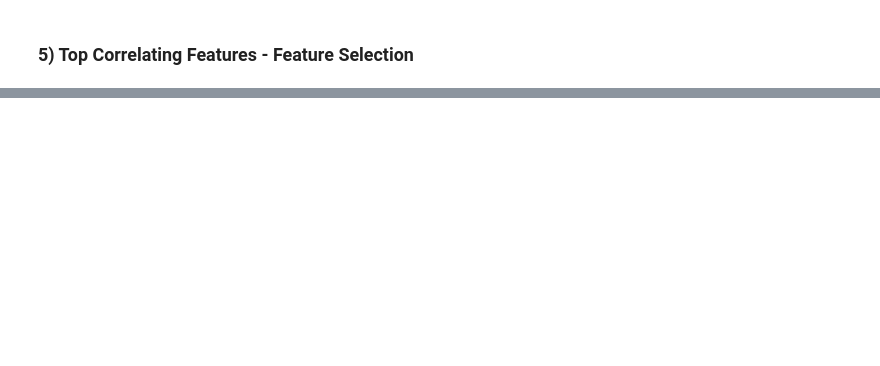
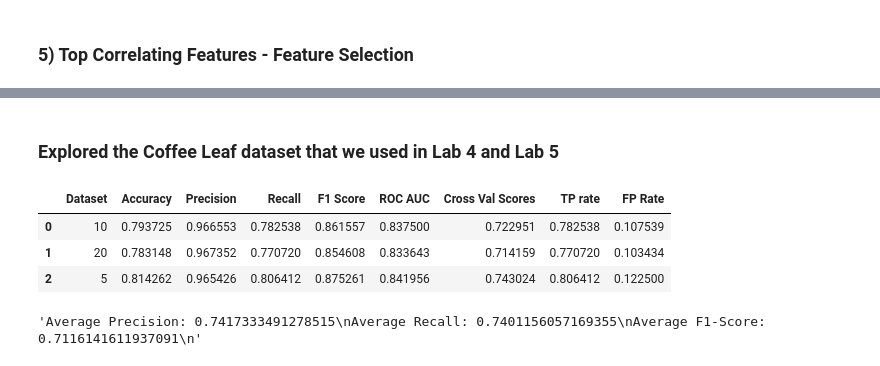
Before and after one commit to farheenfab/DMML-GroupProject, a Jupyter notebook: CW/CW - Part 1.ipynb, the cells around one changed output, grey strips where cells are left out. Drawn from its saved outputs; the diff is of its cells as text; code cells hidden in the pictures; blank space fills up the shorter version.

```diff
--- a/CW/CW - Part 1.ipynb
+++ b/CW/CW - Part 1.ipynb
@@ -331,6 +451,6 @@ weighted avg       0.37      0.17      0.22      3090
 # %%
 from sklearn.metrics import confusion_matrix
 
-confusion_matrix = confusion_matrix(y_test, predictions)
+confusion_matrix = confusion_matrix(y_train, predictions)
 confusion_matrix
 # %% [output]
@@ -472,22 +606,27 @@ Standard deviation: 0.23405371006915723
 # %% [markdown]
 ### 5) Top Correlating Features - Feature Selection
 # %%
-from sklearn.linear_model import LogisticRegression
 from sklearn.multiclass import OneVsRestClassifier
+from sklearn.svm import SVC
 
+# Defined the number of features to select for each class
 no_of_features_per_class = [5, 10, 20]
+
+# Dictionary stores the top features for each class and each dataset
 top_features_per_cd = {}
 
-x_train_class_vs_rest = pd.DataFrame(x_train)
+x_train_class_vs_rest = onevrall_x_train
 
 for class_label in range(10):
     onevrsall_path = os.path.join("OnevrsAll", f"{class_label}_vrs_all")
     y_train_path = os.path.join(onevrsall_path, f"y_train_{class_label}.csv")
     y_train_class_vs_rest = pd.read_csv(y_train_path)
 
+    # Dictionary to store the top features for the current class
     top_features_per_class = {}
-    # Train a logistic regression classifier for the current one-vs-rest classification task
-    classifier = OneVsRestClassifier(LogisticRegression())
+
+    # Trained a SVC for the one-vs-rest classifier
+    classifier = OneVsRestClassifier(SVC(kernel='linear'))
     classifier.fit(x_train_class_vs_rest, y_train_class_vs_rest)
 
     # Get the coefficients (weights) for the features
@@ -498,18 +637,14 @@ for class_label in range(10):
         top_features = x_train_class_vs_rest.columns[top_feature_indices]
         top_features_per_class[no_f] = top_features.tolist()
 
-    # Store the top features for the current class
     top_features_per_cd[class_label] = top_features_per_class
 
-# Create the final datasets with selected features
 final_datasets = {}
 for no_f in no_of_features_per_class:
     dataset_name = f"Data set {no_f}"
 
-    # Combine selected features for all classes
     selected_features = []
     for class_label, top_features in top_features_per_cd.items():
         selected_features.extend(top_features[no_f])
 
-    # Create the final dataset with selected features
     final_datasets[dataset_name] = x_train_class_vs_rest[selected_features]
@@ -638,0 +757,20 @@ df_evaluation_metrics
+# %% [markdown]
+### Explored the Coffee Leaf dataset that we used in Lab 4 and Lab 5
+# %%
+import pandas as pd
+
+averages = df_evaluation_metrics.groupby('Dataset').mean()
+averages = averages.reset_index()
+averages.drop(columns=['Class Label'])
+# %% [output]
+|  | Dataset | Accuracy | Precision | Recall | F1 Score | ROC AUC | Cross Val Scores | TP rate | FP Rate |
+| 0 | 10 | 0.793725 | 0.966553 | 0.782538 | 0.861557 | 0.837500 | 0.722951 | 0.782538 | 0.107539 |
+| 1 | 20 | 0.783148 | 0.967352 | 0.770720 | 0.854608 | 0.833643 | 0.714159 | 0.770720 | 0.103434 |
+| 2 | 5 | 0.814262 | 0.965426 | 0.806412 | 0.875261 | 0.841956 | 0.743024 | 0.806412 | 0.122500 |
+# %%
+"""Average Precision: 0.7417333491278515
+Average Recall: 0.7401156057169355
+Average F1-Score: 0.7116141611937091
+"""
+# %% [output]
+'Average Precision: 0.7417333491278515\nAverage Recall: 0.7401156057169355\nAverage F1-Score: 0.7116141611937091\n'
```
Also changed, not shown: parts of 34 cells of this notebook.
